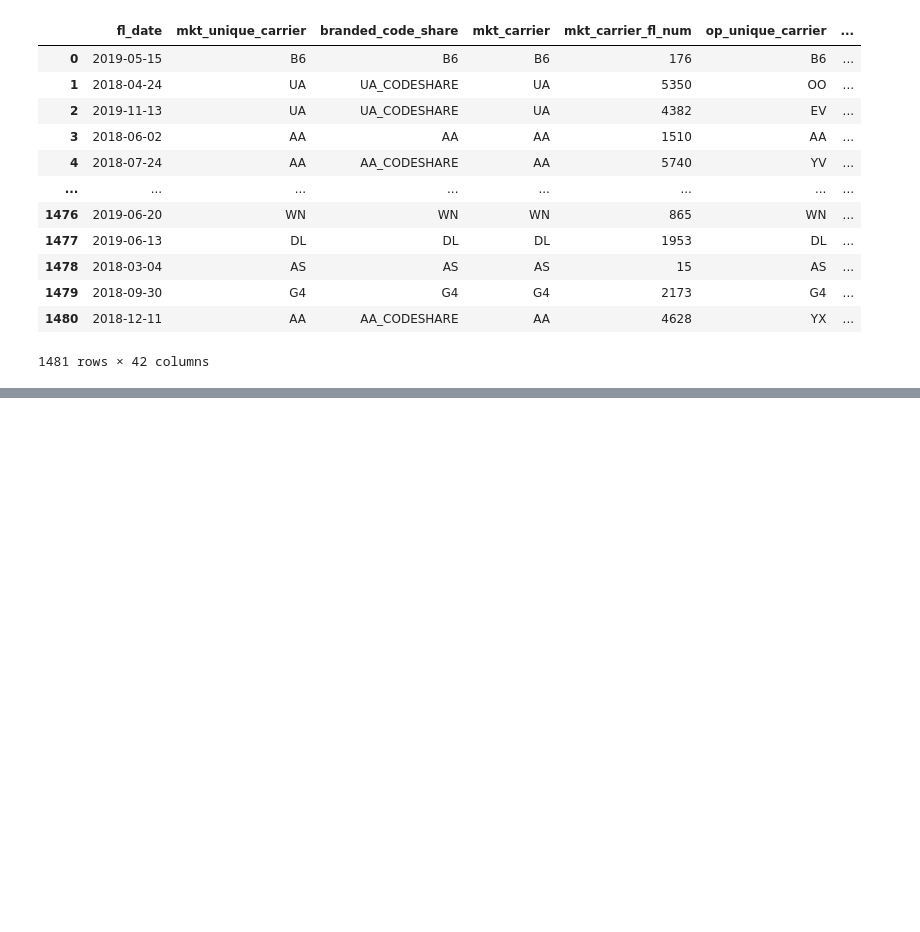
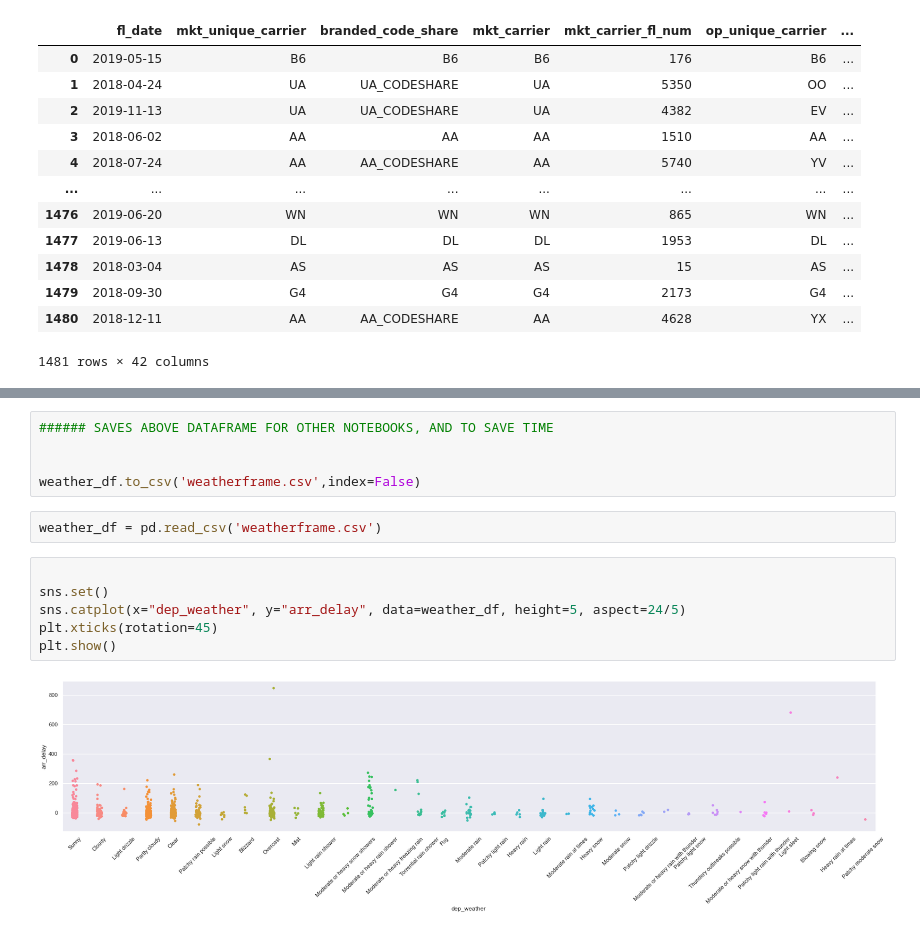
Before and after one commit to Richlorr/MidtermFlights, a Jupyter notebook: TESTING.ipynb, the cells around one changed output, grey strips where cells are left out. Saved outputs shown, nothing was run; the diff lists cells and outputs as text; blank space fills up the shorter version.

```diff
--- a/TESTING.ipynb
+++ b/TESTING.ipynb
@@ -277,0 +350,15 @@ data
+# %%
+###### SAVES ABOVE DATAFRAME FOR OTHER NOTEBOOKS, AND TO SAVE TIME
+
+
+weather_df.to_csv('weatherframe.csv',index=False)
+# %%
+weather_df = pd.read_csv('weatherframe.csv')
+# %%
+
+sns.set()
+sns.catplot(x="dep_weather", y="arr_delay", data=weather_df, height=5, aspect=24/5)
+plt.xticks(rotation=45)
+plt.show()
+# %% [output]
+[figure, added]
```
Also changed, not shown: parts of 36 cells of this notebook.
